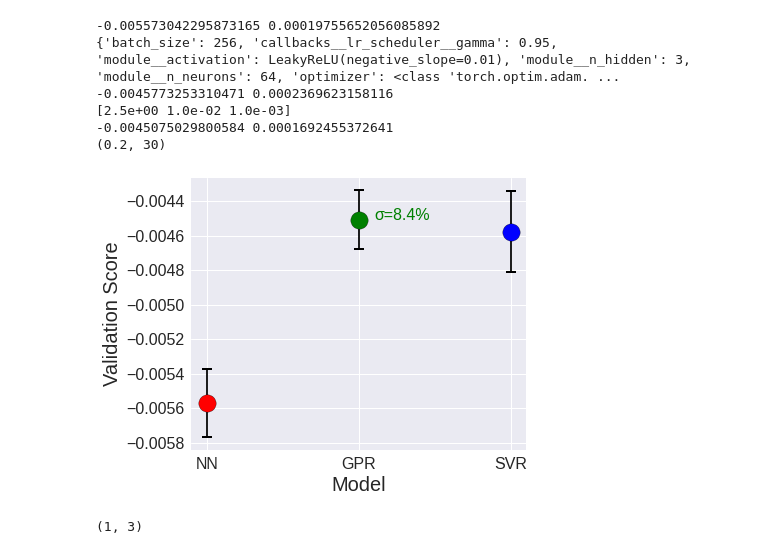
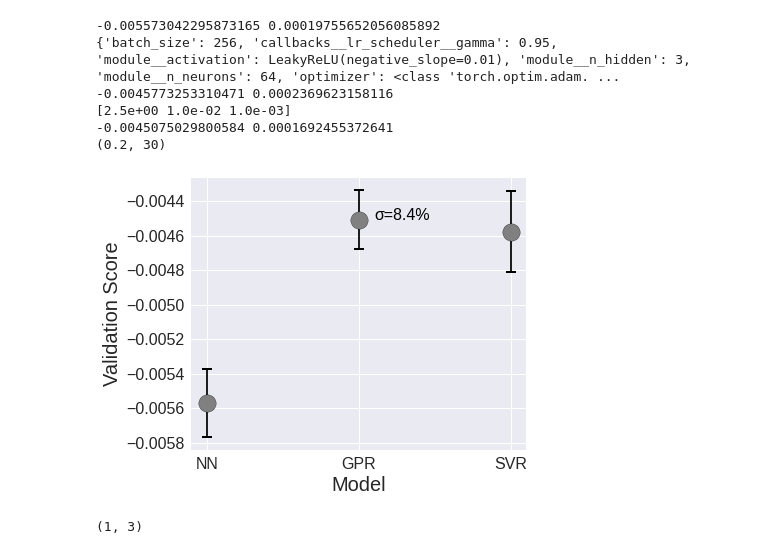
Before and after one commit to adi-devv/desai-fuchs-ml-v2, a Jupyter notebook: model_tuning/CV_Comparison.ipynb, the cells around one changed output. Saved outputs shown, nothing was run; the diff lists cells and outputs as text; code cells hidden in the pictures.

```diff
--- a/model_tuning/CV_Comparison.ipynb
+++ b/model_tuning/CV_Comparison.ipynb
@@ -51,24 +51,24 @@ print(gpr_params)
 # %%
 fig, ax = plt.subplots(figsize=(6,5))
 #ax.grid()
 ax.set_axisbelow(True)
 ax.errorbar(0, nn_score, yerr=nn_std, color='k', capsize=5, fmt='.', zorder=1, capthick=2)
 ax.errorbar(1, gpr_score, yerr=gpr_std,fmt='o', color='k', capsize=5, zorder=1, capthick=2)
 ax.errorbar(2, svr_score, yerr=svr_std,fmt='o', color='k', capsize=5, zorder=1, capthick=2)
-ax.scatter(0, nn_score, s=300, marker='o', color='r', edgecolors='k', zorder=2)
-ax.scatter(1, gpr_score, s=300, marker='o', color='g', edgecolors='k', zorder=2)
-ax.text(1.1, gpr_score, 'σ={:.1f}%'.format(gpr_uncertainty), fontsize=16, color='g')
-ax.scatter(2, svr_score, s=300, marker='o', color='b', edgecolors='k', zorder=2)
+ax.scatter(0, nn_score, s=300, marker='o', color='gray', edgecolors='k', zorder=2)
+ax.scatter(1, gpr_score, s=300, marker='o', color='gray', edgecolors='k', zorder=2)
+ax.text(1.1, gpr_score, 'σ={:.1f}%'.format(gpr_uncertainty), fontsize=16, color='k')
+ax.scatter(2, svr_score, s=300, marker='o', color='gray', edgecolors='k', zorder=2)
 #p = ax.scatter(range(len(scores[start:])), scores[start:], s=300, marker='o', cmap='viridis', c=weights, edgecolors='k')
 ax.set_xticks([0, 1, 2])
 ax.set_xticklabels(['NN', 'GPR', 'SVR'])
 ax.tick_params(axis='both', labelsize=16)
 ax.set_ylabel('Validation Score', fontsize=20)
 ax.set_xlabel('Model', fontsize=20)
 #ax.tick_params(axis='x', rotation=30)
 fig.savefig('grid_search_comp.jpeg', dpi=300, bbox_inches='tight')
 # %% [output]
-[figure, old version]
+[figure, new version]
 # %%
 tuple([1, 3])
 # %% [output]
```
Also changed, not shown: 3 other files.
